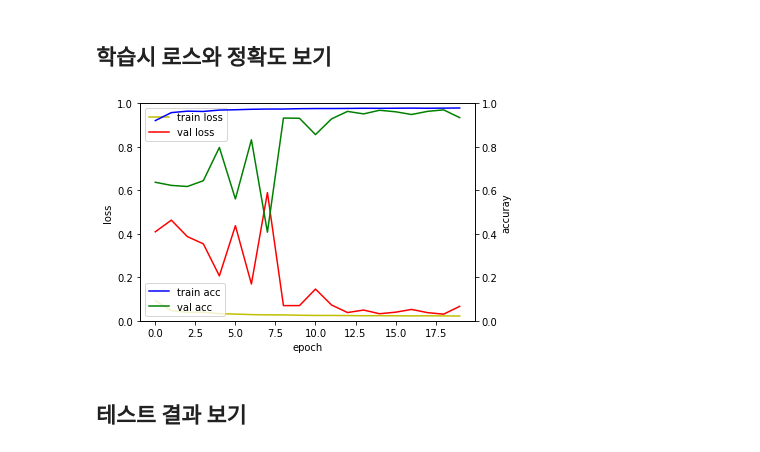
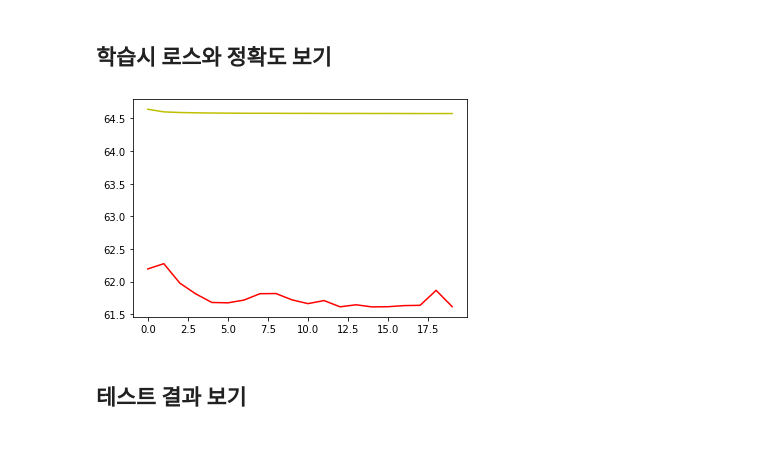
Before and after one commit to medicieducation/trainingcourse, a Jupyter notebook: bigdata/deeplearning/material/deep_learning/mnet_segementation.ipynb, the cells around one changed output. Saved outputs shown, nothing was run; the diff lists cells and outputs as text; code cells hidden in the pictures.

```diff
--- a/bigdata/deeplearning/material/deep_learning/mnet_segementation.ipynb
+++ b/bigdata/deeplearning/material/deep_learning/mnet_segementation.ipynb
@@ -436,28 +434,11 @@ Epoch 20/20
 # %% [markdown]
 ## 학습시 로스와 정확도 보기
-# %%
-fig, loss_ax = plt.subplots()
-
-acc_ax = loss_ax.twinx()
-
-loss_ax.plot(hist.history['loss'], 'y', label='train loss')
-loss_ax.plot(hist.history['val_loss'], 'r', label='val loss')
-loss_ax.set_ylim([0.0, 1.0])
-
-acc_ax.plot(hist.history['accuracy'], 'b', label='train acc')
-acc_ax.plot(hist.history['val_accuracy'], 'g', label='val acc')
-acc_ax.set_ylim([0.0, 1.0])
-
-loss_ax.set_xlabel('epoch')
-loss_ax.set_ylabel('loss')
-acc_ax.set_ylabel('accuray')
-
-loss_ax.legend(loc='upper left')
-acc_ax.legend(loc='lower left')
-
-plt.show()
-# %% [output]
-[figure, removed]
+# %%
+plt.plot(hist.history['loss'], 'y', label='train loss')
+plt.plot(hist.history['val_loss'], 'r', label='val loss')
+plt.show()
+# %% [output]
+[figure, added]
 # %% [markdown]
 ## 테스트 결과 보기
 # %%
```
Also changed, not shown: parts of 11 cells of this notebook.
